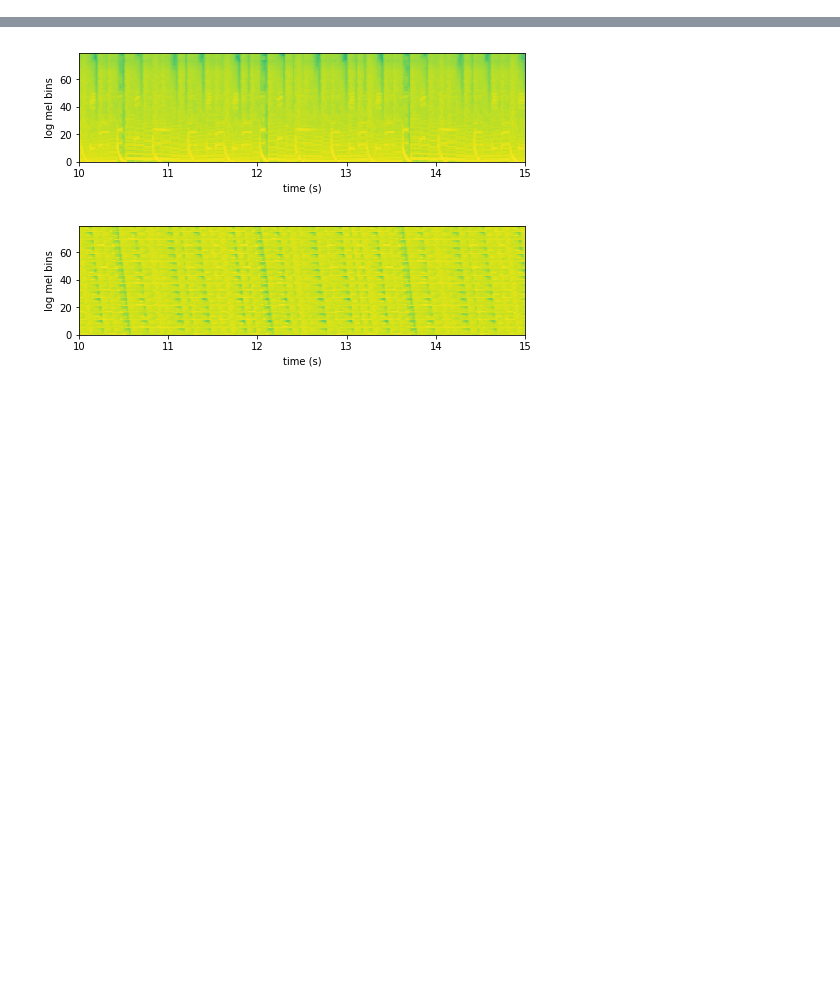
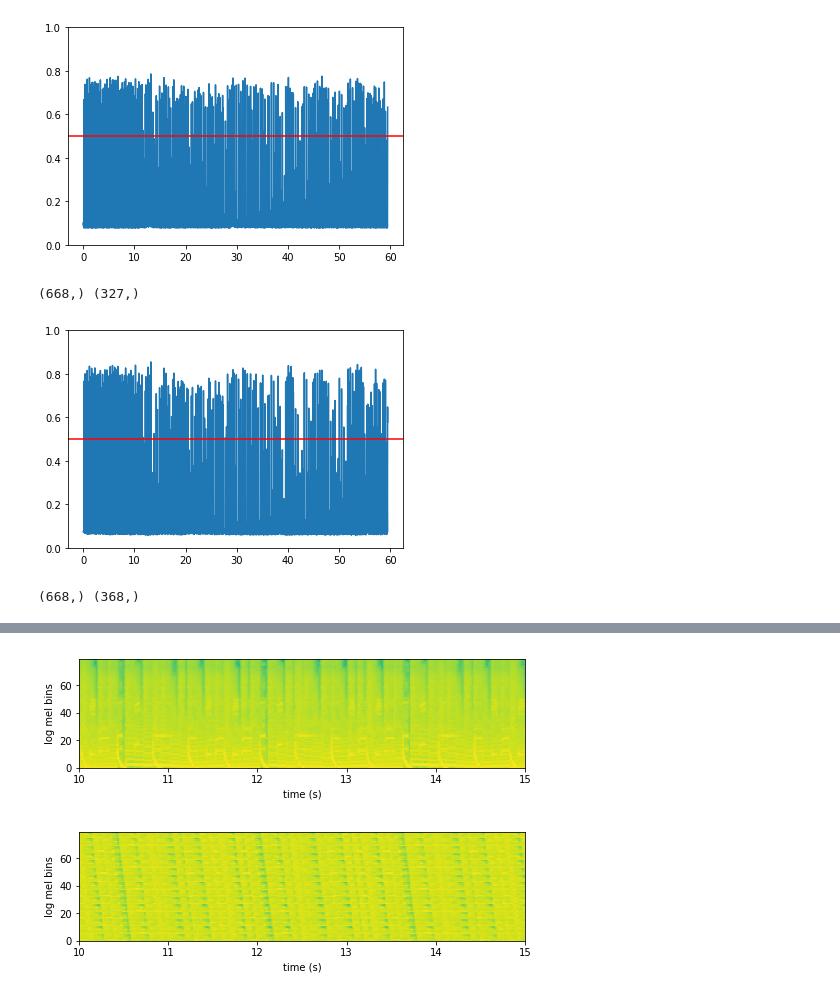
Before and after one commit to cpuguy96/StepCOVNet, a Jupyter notebook: notebooks/timings_checker.ipynb, the cells around one changed output, grey strips where cells are left out. Cells and saved outputs as stored; diff of their text form; code cells hidden in the pictures; blank space fills up the shorter version.

```diff
--- a/notebooks/timings_checker.ipynb
+++ b/notebooks/timings_checker.ipynb
@@ -38,0 +73,50 @@ _________________________________________________________________
+# %%
+scaler = get_file_scalers("../data/", multi)
+
+log_mel = get_madmom_log_mels(os.path.join(test_data_dir, wav_name),
+                              SAMPLE_RATE, HOPSIZE_T, multi)
+
+log_mel, _ = pre_process(feature_reshape(log_mel, multi), multi, scalers=scaler)
+
+if extra:
+    extra_features = get_madmom_librosa_features(os.path.join(test_data_dir, wav_name),
+                                                 SAMPLE_RATE, HOPSIZE_T, len(log_mel))
+else:
+    extra_features = None
+
+input_data = [log_mel, extra_features] if extra else log_mel
+# %%
+pdf = model.predict(input_data, batch_size=2048)
+pdf = np.squeeze(pdf)
+pdf = smooth_obs(pdf)
+
+re_pdf = re_model.predict(input_data, batch_size=2048)
+re_pdf = np.squeeze(re_pdf)
+re_pdf = smooth_obs(re_pdf)
+# %%
+def get_onsets_and_graph(pdf):
+    snip = pdf[50: 60*100]
+    x = np.arange(0, len(snip)) * 0.01
+    plt.plot(x, snip)
+    plt.axhline(y=0.5, color='r', linestyle='-')
+    plt.ylim(0, 1)
+    plt.show()
+
+    onsets = boundary_decoding(obs_i=pdf, threshold=0.5)
+
+    return onsets
+
+with open(os.path.join(test_data_dir, timing_name), "r") as file:
+    lines = file.readlines()
+    lines = np.asarray([x.replace("\n", "").split(" ")[1] for x in lines[3:]]).astype("float")
+
+onsets = get_onsets_and_graph(pdf)
+print(lines.shape, onsets.shape)
+
+re_onsets = get_onsets_and_graph(re_pdf)
+print(lines.shape, re_onsets.shape)
+# %% [output]
+[figure, added]
+(668,) (327,)
+[figure, added]
+(668,) (368,)
```
Also changed, not shown: parts of 29 cells of this notebook.
